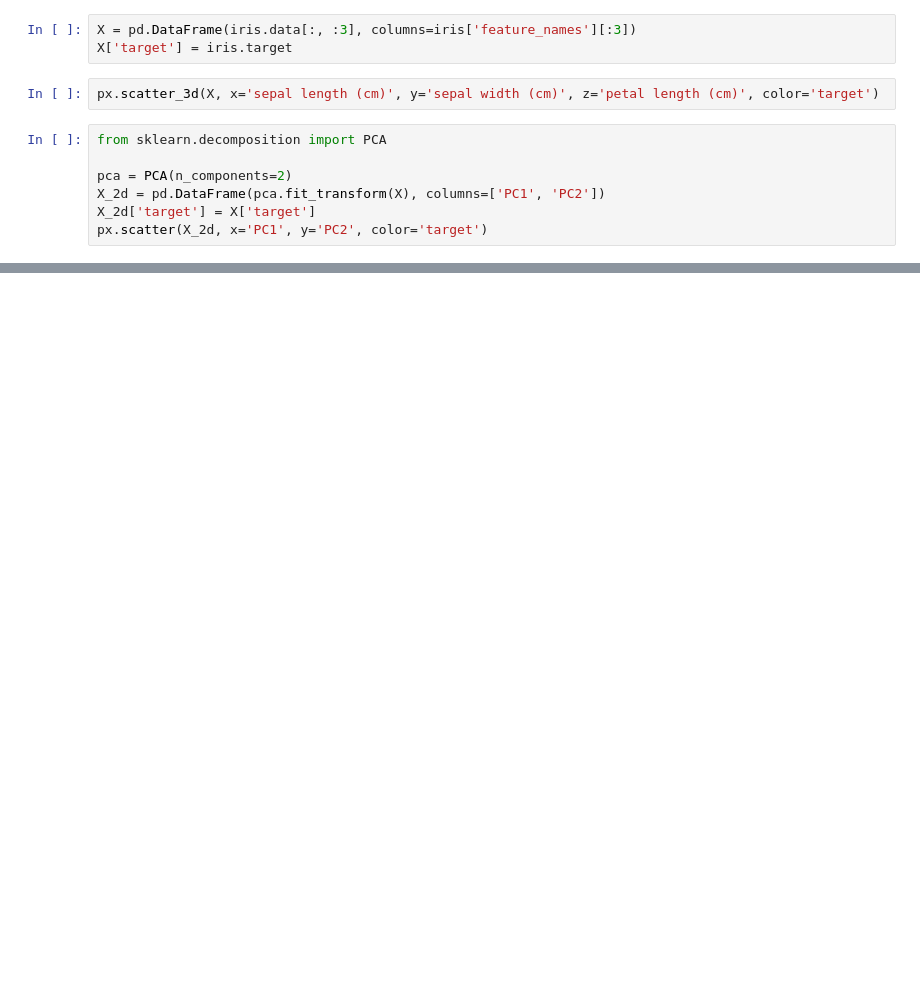
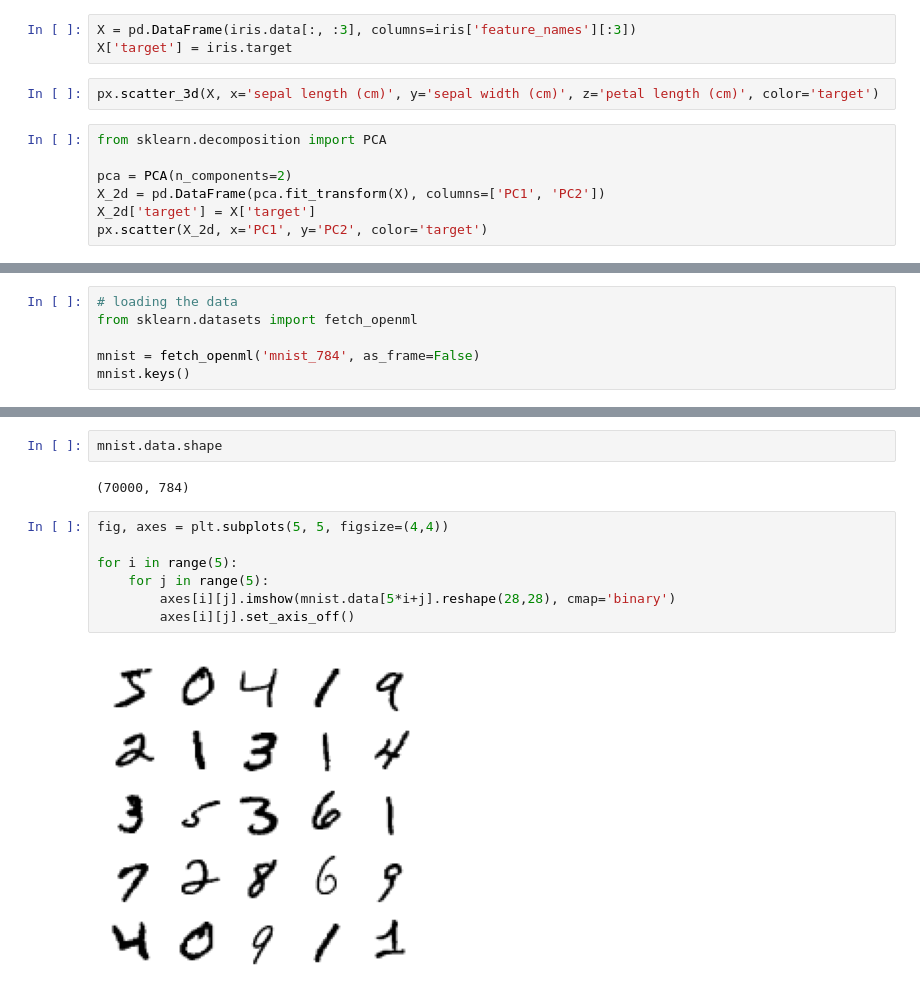
Before and after one commit to aakashks/ML-basics, a Jupyter notebook: PCA.ipynb, the cells around one changed output, grey strips where cells are left out. Saved outputs shown, nothing was run; the diff lists cells and outputs as text; blank space fills up the shorter version.

```diff
--- a/PCA.ipynb
+++ b/PCA.ipynb
@@ -44,0 +72,6 @@ plt.scatter(x=X_2d['PC1'], y=X_2d['PC2'], c=X_2d['target'])
+# %%
+# loading the data
+from sklearn.datasets import fetch_openml
+
+mnist = fetch_openml('mnist_784', as_frame=False)
+mnist.keys()
@@ -44,0 +81,13 @@ plt.scatter(x=X_2d['PC1'], y=X_2d['PC2'], c=X_2d['target'])
+# %%
+mnist.data.shape
+# %% [output]
+(70000, 784)
+# %%
+fig, axes = plt.subplots(5, 5, figsize=(4,4))
+
+for i in range(5):
+    for j in range(5):
+        axes[i][j].imshow(mnist.data[5*i+j].reshape(28,28), cmap='binary')
+        axes[i][j].set_axis_off()
+# %% [output]
+[figure, added]
```
Also changed, not shown: parts of 27 cells of this notebook.
